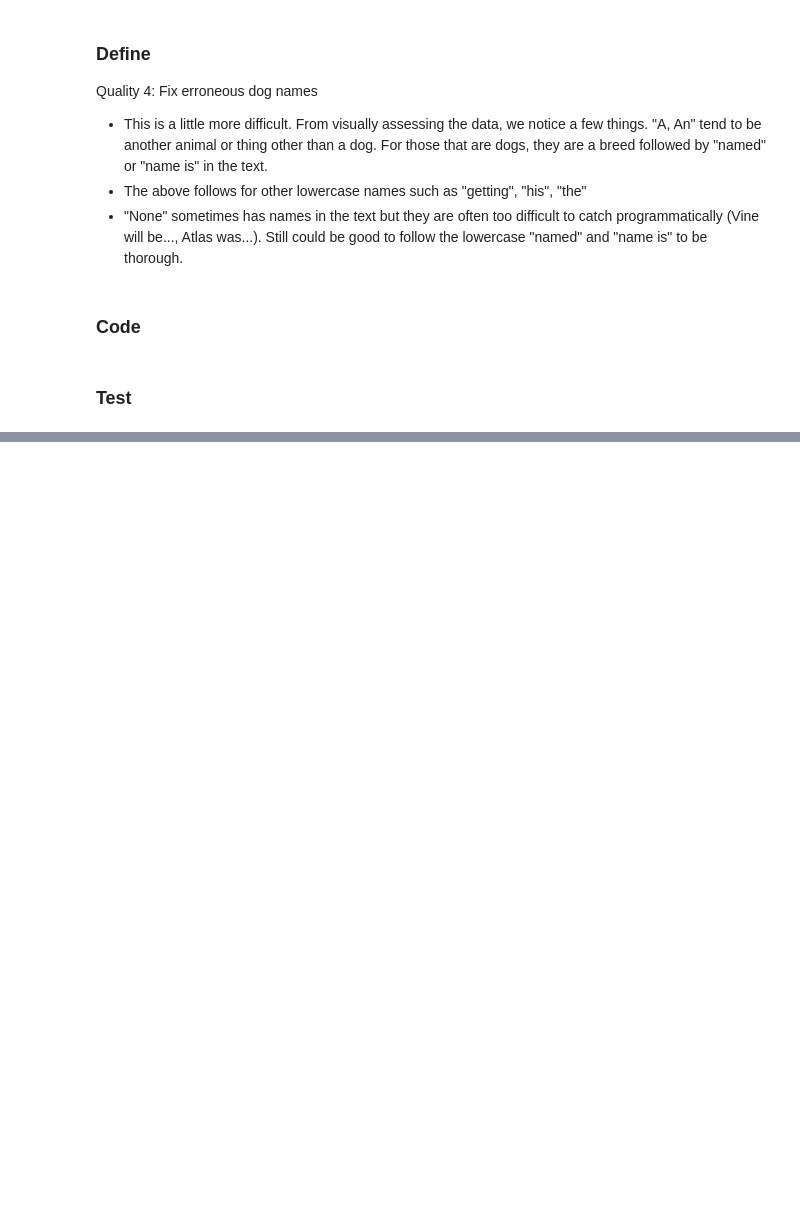
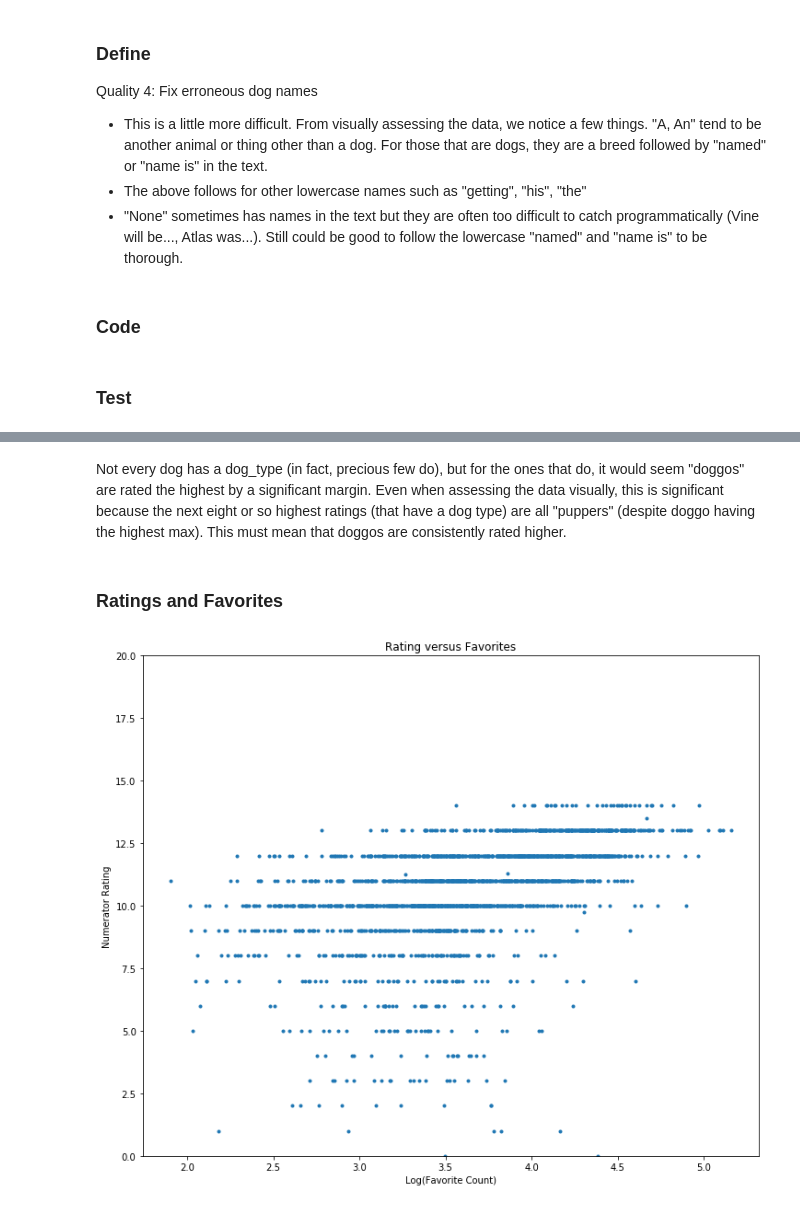
Before and after one commit to jinseilim/Wrangling-Dog-Rating-Data, a Jupyter notebook: wrangle_act.ipynb, the cells around one changed output, grey strips where cells are left out. Saved outputs shown, nothing was run; the diff lists cells and outputs as text; code cells hidden in the pictures; blank space fills up the shorter version.

```diff
--- a/wrangle_act.ipynb
+++ b/wrangle_act.ipynb
@@ -481,0 +705,18 @@ tweet_archive_clean.loc[(tweet_archive_clean['name'].str.islower())]
+# %% [markdown]
+Not every dog has a dog_type (in fact, precious few do), but for the ones that do, it would seem "doggos" are rated the highest by a significant margin. Even when assessing the data visually, this is significant because the next eight or so highest ratings (that have a dog type) are all "puppers" (despite doggo having the highest max). This must mean that doggos are consistently rated higher.
+# %% [markdown]
+### Ratings and Favorites
+# %%
+# Create a log of favorite_count for easier visualization
+log = ['favorite_count']
+df_log = df[log].applymap(lambda x: np.log10(x))
+
+plt.figure(1, figsize = (12, 10))
+plt.plot(df_log.favorite_count, df.rating_numerator, marker ='o', linestyle='', ms= 3)
+plt.title('Rating versus Favorites')
+plt.xlabel('Log(Favorite Count)')
+plt.ylabel('Numerator Rating')
+plt.ylim(0,20)
+plt.show()
+# %% [output]
+[figure, added]
```
Also changed, not shown: parts of 37 cells of this notebook, 3 other files.
